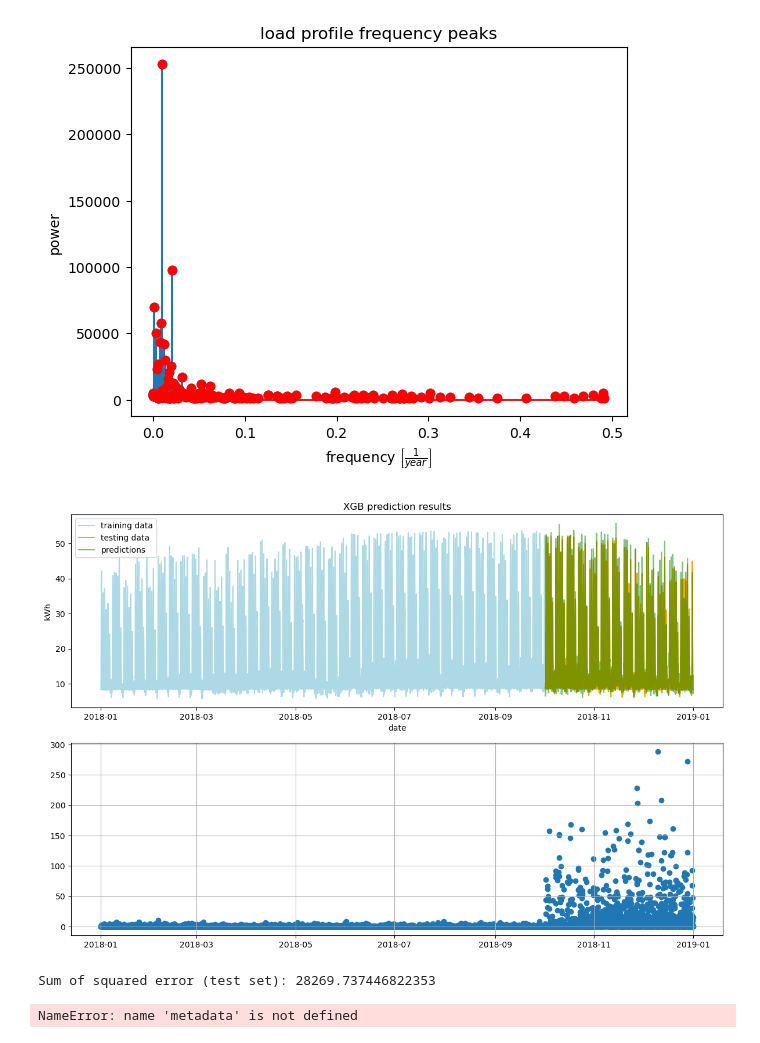
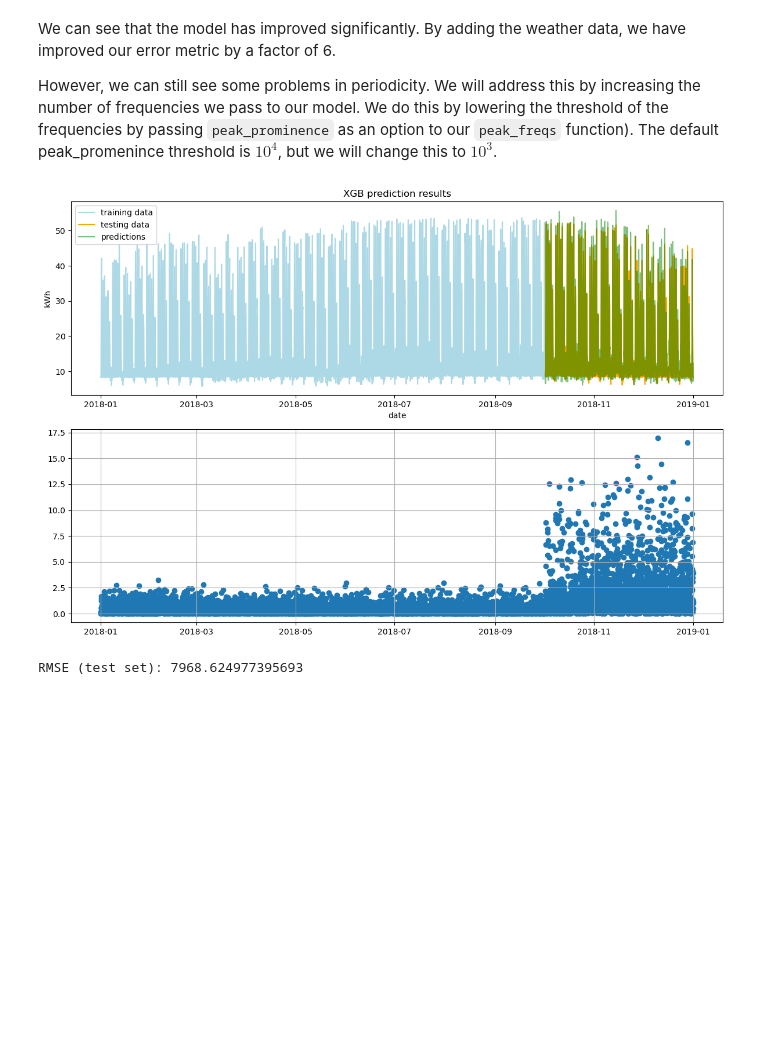
Before and after one commit to tmwlcx/load_profile_estimation, a Jupyter notebook: LP_Estimation.ipynb, the cells around one changed output. Cells and saved outputs as stored; diff of their text form; code cells hidden in the pictures; blank space fills up the shorter version.

```diff
--- a/LP_Estimation.ipynb
+++ b/LP_Estimation.ipynb
@@ -137,45 +173,39 @@ Sum of squared error (test set): 72433.87770063194
+# %% [markdown]
+We can see that the model has improved significantly. By adding the weather data, we have improved our error metric by a factor of 6.
+
+However, we can still see some problems in periodicity. We will address this by increasing the number of frequencies we pass to our model. We do this by lowering the threshold of the frequencies by passing `peak_prominence` as an option to our `peak_freqs` function). The default peak_promenince threshold is $10^4$, but we will change this to $10^3$.
 # %%
 bldg_221122 = pd.read_parquet("./data/221122-0.parquet").set_index('timestamp')
 load_profile = pd.DataFrame(bldg_221122['out.electricity.total.energy_consumption'])
-peak_freqs = get_peak_frequencies(load_profile, peak_prominence=10**3, show_plot=True)
+peak_freqs = get_peak_frequencies(load_profile, peak_prominence=10**3, show_plot=False)
 df = engineer_features(load_profile, peak_freqs)
 weather = pd.read_csv('data/G1200860_2018.csv', parse_dates=[0])
 weather = weather.rename(columns={'date_time':'timestamp'}).set_index('timestamp')
 df2 = weather.join(df, how='left')
 X = df2.iloc[:,:-1]
 y = df2.iloc[:,-1]
 X_train, X_test, y_train, y_test = train_test_split(X, y, test_size=0.25, shuffle=False)
-reg = xgb.XGBRegressor(objective ='reg:squarederror')
+reg = xgb.XGBRegressor(objective ='reg:squarederror', eval_metric='rmse')
 reg.fit(X_train.values, y_train.values)
 fig, ax = plt.subplots(nrows=2, ncols=1, figsize=(12,8))
 preds_os = reg.predict(X_test)
 preds_is = reg.predict(X_train)
 preds_total = reg.predict(X)
 preds = pd.DataFrame(preds_os, index=y_test.index)
 ax[0].plot(y_train, color='lightblue', label='training data')
 ax[0].plot(y_test, color='orange', label='testing data')
 ax[0].plot(preds, color='green', alpha = 0.5, label='predictions')
 ax[0].set_title('XGB prediction results')
 ax[0].set_xlabel('date')
 ax[0].set_ylabel('kWh')
 ax[0].legend()
-squared_residuals = np.abs(preds_total - y)**2
-ax[1].scatter(y.index, squared_residuals, label = "squared residuals")
+root_squared_residuals = np.sqrt((preds_total - y)**2)
+ax[1].scatter(y.index, root_squared_residuals, label = "root squared residuals")
 plt.grid()
 plt.tight_layout()
 plt.show()
-print(f"Sum of squared error (test set): {np.sum(squared_residuals)}")
+# show metric
+print(f"RMSE (test set): {np.sum(root_squared_residuals)}")
 # %% [output]
-[figure, old version]
+[figure, new version]
-[figure, removed]
-Sum of squared error (test set): 28269.737446822353
+RMSE (test set): 7968.624977395693
-# %%
-# find a building to use
-# metadata[metadata[('in.climate_zone_ashrae_2004' == "1A") & ('in.building_type' == "Outpatient")]]
-metadata[(metadata['in.climate_zone_ashrae_2004'] == "1A")]
-metadata[(metadata['in.building_type'] == "Outpatient")]
-inpatient_metadata = metadata[(metadata['in.climate_zone_ashrae_2004'] == "1A") & (metadata['in.building_type'] == "Outpatient")].reset_index()
-
-inpatient_metadata[inpatient_metadata['bldg_id'] == 221122].T
-# %% [output]
-NameError: name 'metadata' is not defined
```
Also changed, not shown: parts of 15 cells of this notebook, 1 other file.
